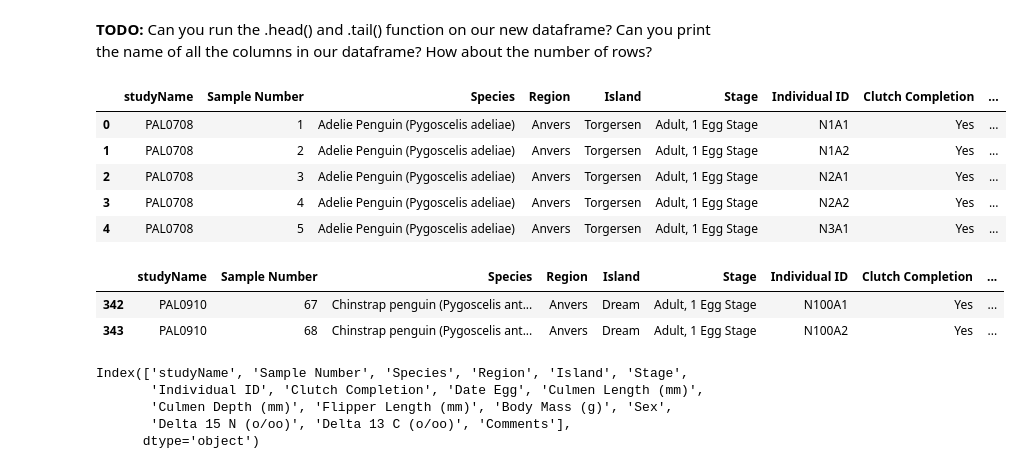
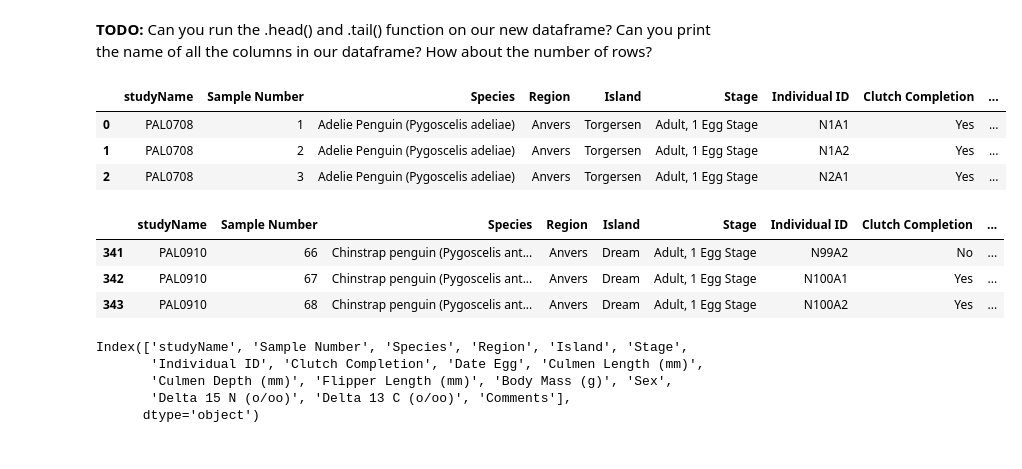
Before and after one commit to Shaif95/AICamp_DS, a Jupyter notebook: EDA_mini_project.ipynb, the cells around one changed output. Cells and saved outputs as stored; diff of their text form; code cells hidden in the pictures.

```diff
--- a/EDA_mini_project.ipynb
+++ b/EDA_mini_project.ipynb
@@ -23,19 +23,18 @@ penguins_dataframe = pd.read_csv("https://raw.githubusercontent.com/mcnakhaee/pa
 **TODO:** Can you run the .head\(\) and .tail\(\) function on our new dataframe? Can you print the name of all the columns in our dataframe? How about the number of rows?
 # %%
 # Run head() on penguins_dataframe
-penguins_dataframe.head()
+penguins_dataframe.head(3)
 # %% [output]
 |  | studyName | Sample Number | Species | Region | Island | Stage | Individual ID | Clutch Completion | ... |
 | 0 | PAL0708 | 1 | Adelie Penguin (Pygoscelis adeliae) | Anvers | Torgersen | Adult, 1 Egg Stage | N1A1 | Yes | ... |
 | 1 | PAL0708 | 2 | Adelie Penguin (Pygoscelis adeliae) | Anvers | Torgersen | Adult, 1 Egg Stage | N1A2 | Yes | ... |
 | 2 | PAL0708 | 3 | Adelie Penguin (Pygoscelis adeliae) | Anvers | Torgersen | Adult, 1 Egg Stage | N2A1 | Yes | ... |
-| 3 | PAL0708 | 4 | Adelie Penguin (Pygoscelis adeliae) | Anvers | Torgersen | Adult, 1 Egg Stage | N2A2 | Yes | ... |
-| 4 | PAL0708 | 5 | Adelie Penguin (Pygoscelis adeliae) | Anvers | Torgersen | Adult, 1 Egg Stage | N3A1 | Yes | ... |
 # %%
 # Run tail() on penguins_dataframe
-penguins_dataframe.tail(2)
+penguins_dataframe.tail(3)
 # %% [output]
 |  | studyName | Sample Number | Species | Region | Island | Stage | Individual ID | Clutch Completion | ... |
+| 341 | PAL0910 | 66 | Chinstrap penguin (Pygoscelis ant... | Anvers | Dream | Adult, 1 Egg Stage | N99A2 | No | ... |
 | 342 | PAL0910 | 67 | Chinstrap penguin (Pygoscelis ant... | Anvers | Dream | Adult, 1 Egg Stage | N100A1 | Yes | ... |
 | 343 | PAL0910 | 68 | Chinstrap penguin (Pygoscelis ant... | Anvers | Dream | Adult, 1 Egg Stage | N100A2 | Yes | ... |
 # %%
```
Also changed, not shown: parts of 24 cells of this notebook.
